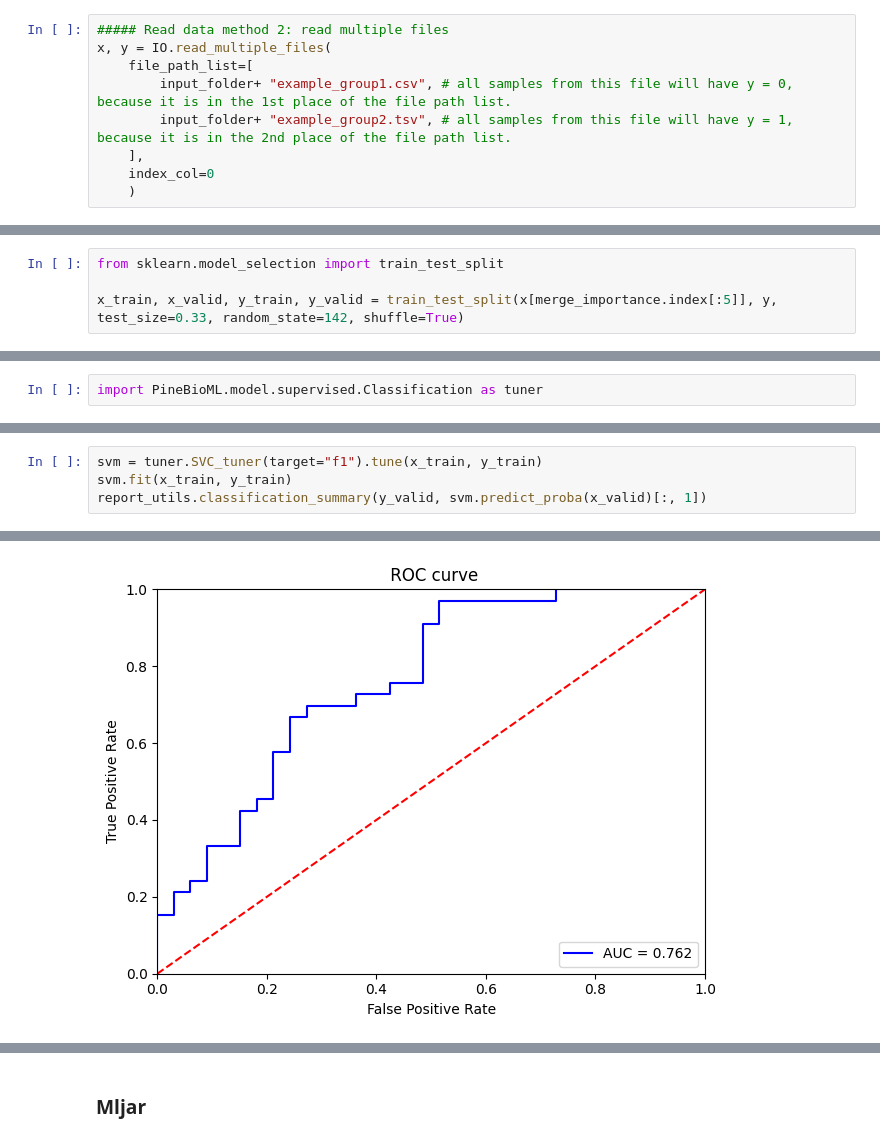
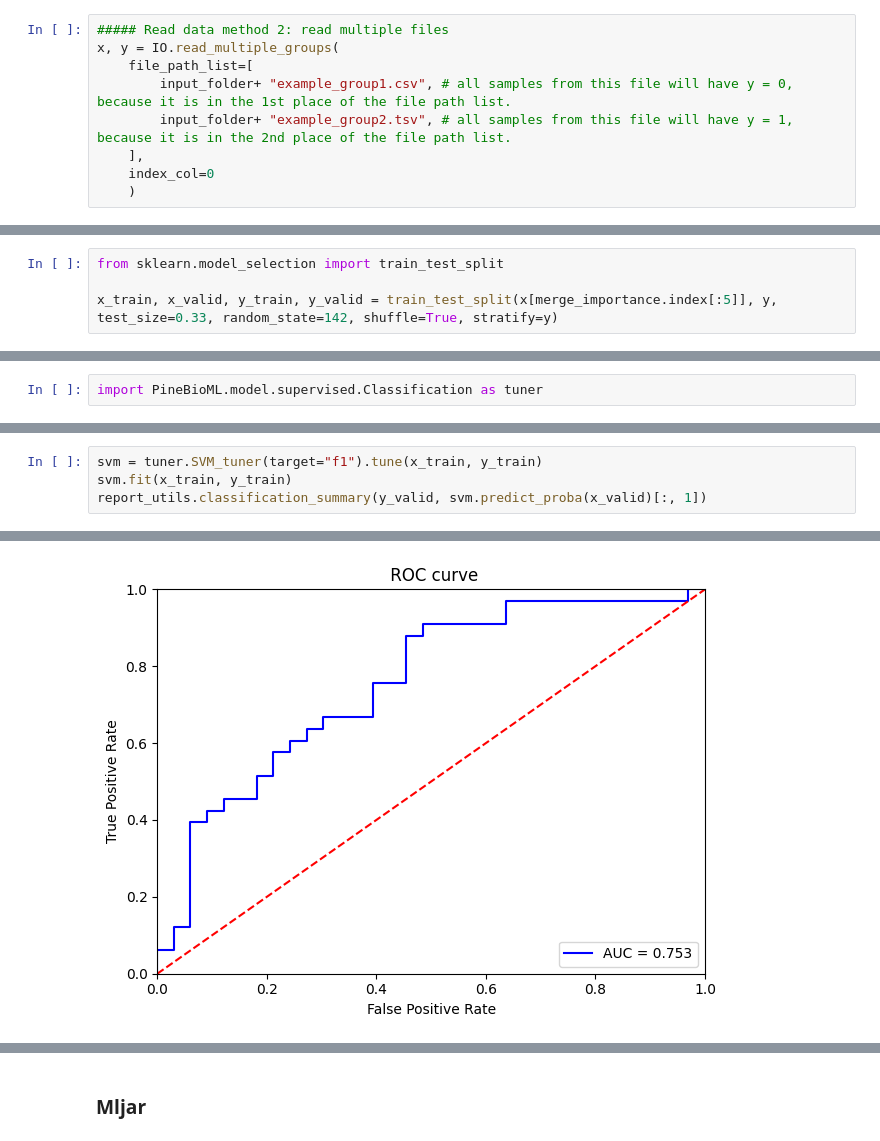
Before and after one commit to ICMOL/PineBioML, a Jupyter notebook: example_BasicUsage.ipynb, the cells around one changed output, grey strips where cells are left out. Saved outputs shown, nothing was run; the diff lists cells and outputs as text.

```diff
--- a/example_BasicUsage.ipynb
+++ b/example_BasicUsage.ipynb
@@ -20,7 +20,7 @@ y = data["y"]
 x = data.drop("y", axis = 1)
 # %%
 ##### Read data method 2: read multiple files
-x, y = IO.read_multiple_files(
+x, y = IO.read_multiple_groups(
     file_path_list=[
         input_folder+ "example_group1.csv", # all samples from this file will have y = 0, because it is in the 1st place of the file path list.
         input_folder+ "example_group2.tsv", # all samples from this file will have y = 1, because it is in the 2nd place of the file path list.
@@ -205,7 +205,7 @@ start UMAP
 # %%
 from sklearn.model_selection import train_test_split
 
-x_train, x_valid, y_train, y_valid = train_test_split(x[merge_importance.index[:5]], y, test_size=0.33, random_state=142, shuffle=True)
+x_train, x_valid, y_train, y_valid = train_test_split(x[merge_importance.index[:5]], y, test_size=0.33, random_state=142, shuffle=True, stratify=y)
 # %% [markdown]
 ### Tuning a model
 # %%
@@ -233,5 +237,5 @@ weighted avg       0.74      0.73      0.72        66
 # %%
-svm = tuner.SVC_tuner(target="f1").tune(x_train, y_train)
+svm = tuner.SVM_tuner(target="f1").tune(x_train, y_train)
 svm.fit(x_train, y_train)
 report_utils.classification_summary(y_valid, svm.predict_proba(x_valid)[:, 1])
 # %% [output]
@@ -251,2 +262,2 @@ weighted avg       0.67      0.67      0.67        66
 [figure]
-[figure, old version]
+[figure, new version]
```
Also changed, not shown: parts of 11 cells of this notebook, 20 other files.
